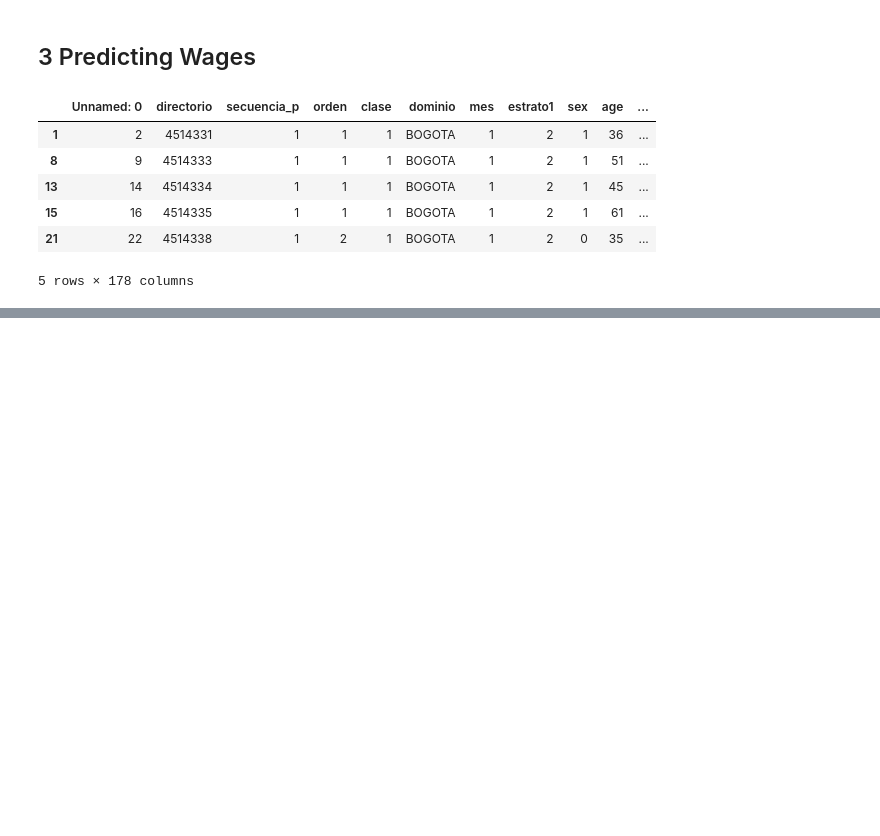
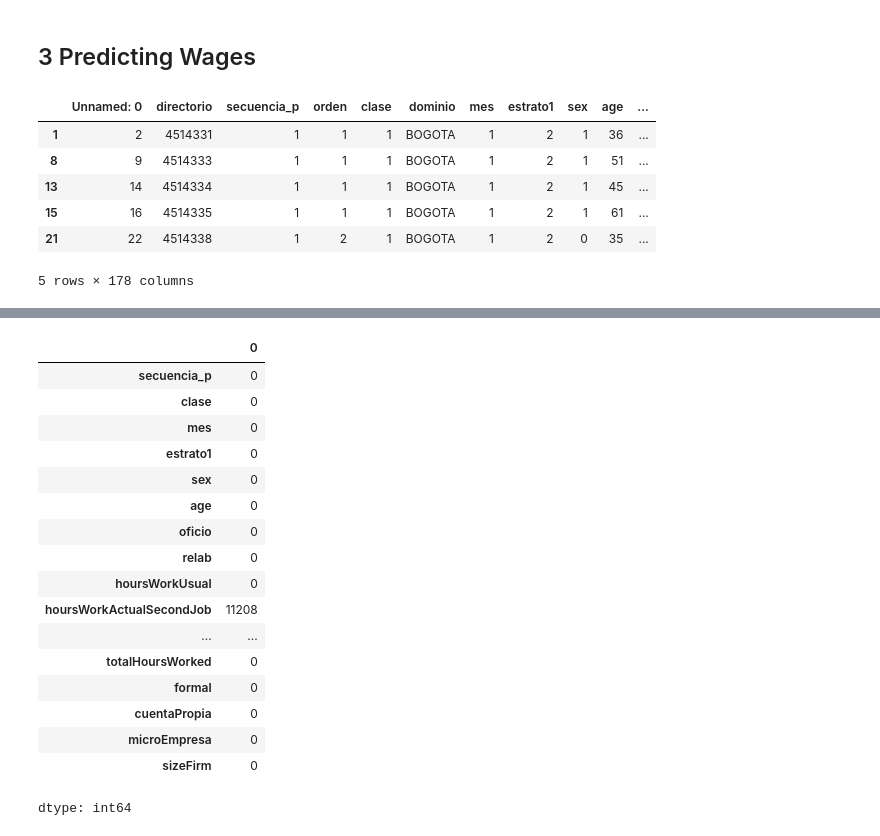
Before and after one commit to dipla70/ML-TP1, a Jupyter notebook: TP1.ipynb, the cells around one changed output, grey strips where cells are left out. Cells and saved outputs as stored; diff of their text form; code cells hidden in the pictures; blank space fills up the shorter version.

```diff
--- a/TP1.ipynb
+++ b/TP1.ipynb
@@ -165,0 +177,21 @@ X_train, X_test, y_train, y_test = train_test_split(
+# %%
+np.isnan(X_train).sum() # hay muchos NAS aun
+# %% [output]
+|  | 0 |
+| secuencia_p | 0 |
+| clase | 0 |
+| mes | 0 |
+| estrato1 | 0 |
+| sex | 0 |
+| age | 0 |
+| oficio | 0 |
+| relab | 0 |
+| hoursWorkUsual | 0 |
+| hoursWorkActualSecondJob | 11208 |
+| ... | ... |
+| totalHoursWorked | 0 |
+| formal | 0 |
+| cuentaPropia | 0 |
+| microEmpresa | 0 |
+| sizeFirm | 0 |
+dtype: int64
```
Also changed, not shown: parts of 9 cells of this notebook.
